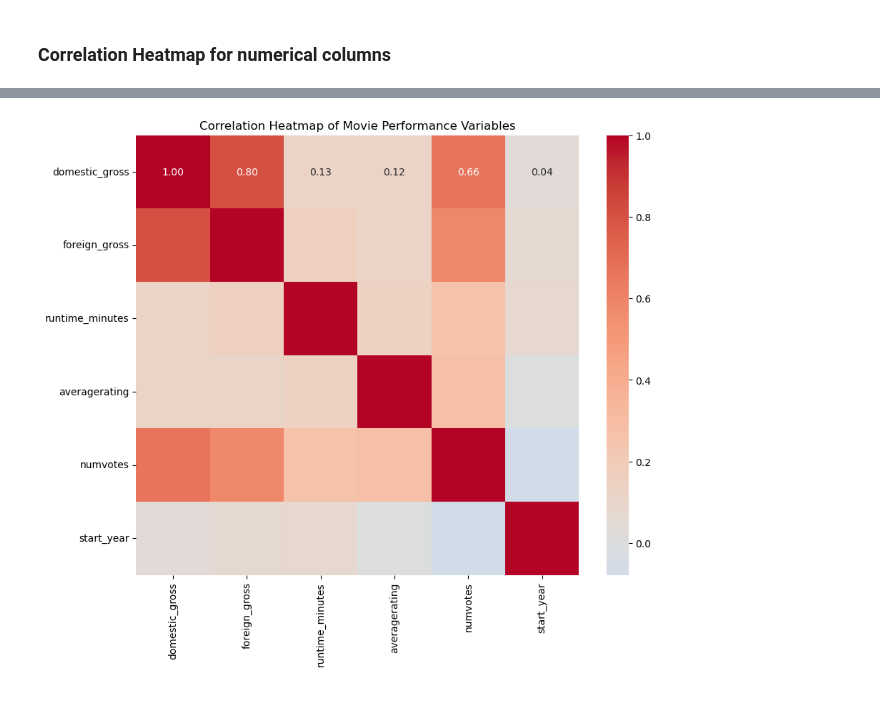
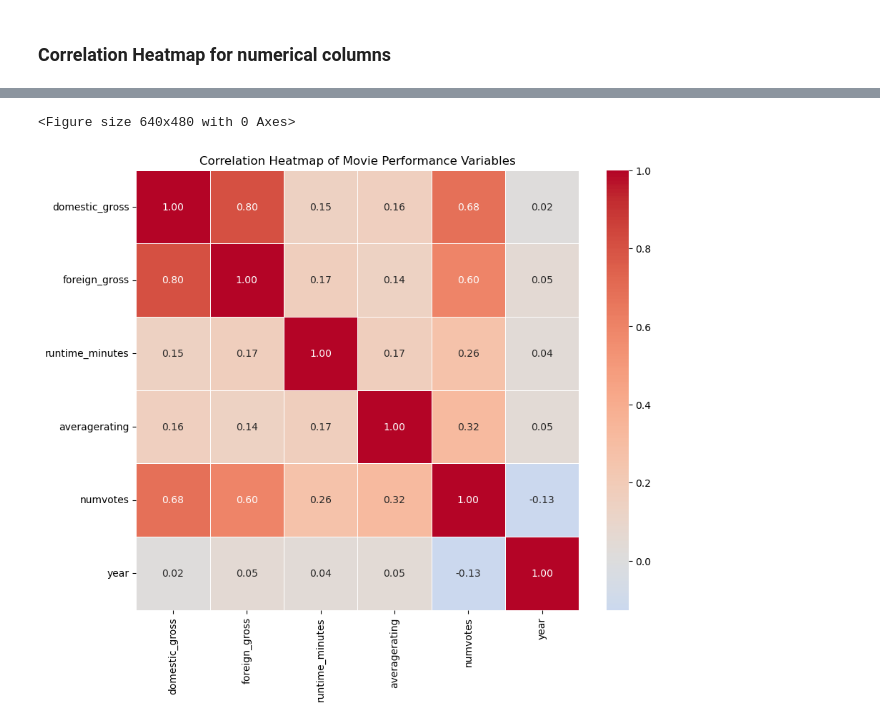
Before and after one commit to Marian-amo/Box-Office-Market-Analysis, a Jupyter notebook: index.ipynb, the cells around one changed output, grey strips where cells are left out. Saved outputs shown, nothing was run; the diff lists cells and outputs as text; code cells hidden in the pictures.

```diff
--- a/index.ipynb
+++ b/index.ipynb
@@ -549,28 +570,32 @@ Name: genres, Length: 6978, dtype: object
+# %%
+plt.clf()
+# %% [output]
+<Figure size 640x480 with 0 Axes>
 # %%
 
 # Select only numeric columns
 numeric_columns = merged_df[[
     'domestic_gross',
     'foreign_gross',
     'runtime_minutes',
     'averagerating',
     'numvotes',
-    'start_year'
+    'year'
 ]]
 
 # Compute correlation matrix
 corr = numeric_columns.corr()
 
 # Plot heatmap
 plt.figure(figsize=(10, 8))
 sns.heatmap(
     corr,
     annot=True,
     fmt=".2f",
     cmap="coolwarm",
-    center=0
+    center=0,annot_kws={"size": 10},linewidths=0.5
 )
 plt.title("Correlation Heatmap of Movie Performance Variables")
 plt.show()
 # %% [output]
-[figure, old version]
+[figure, new version]
```
Also changed, not shown: parts of 7 cells of this notebook.
